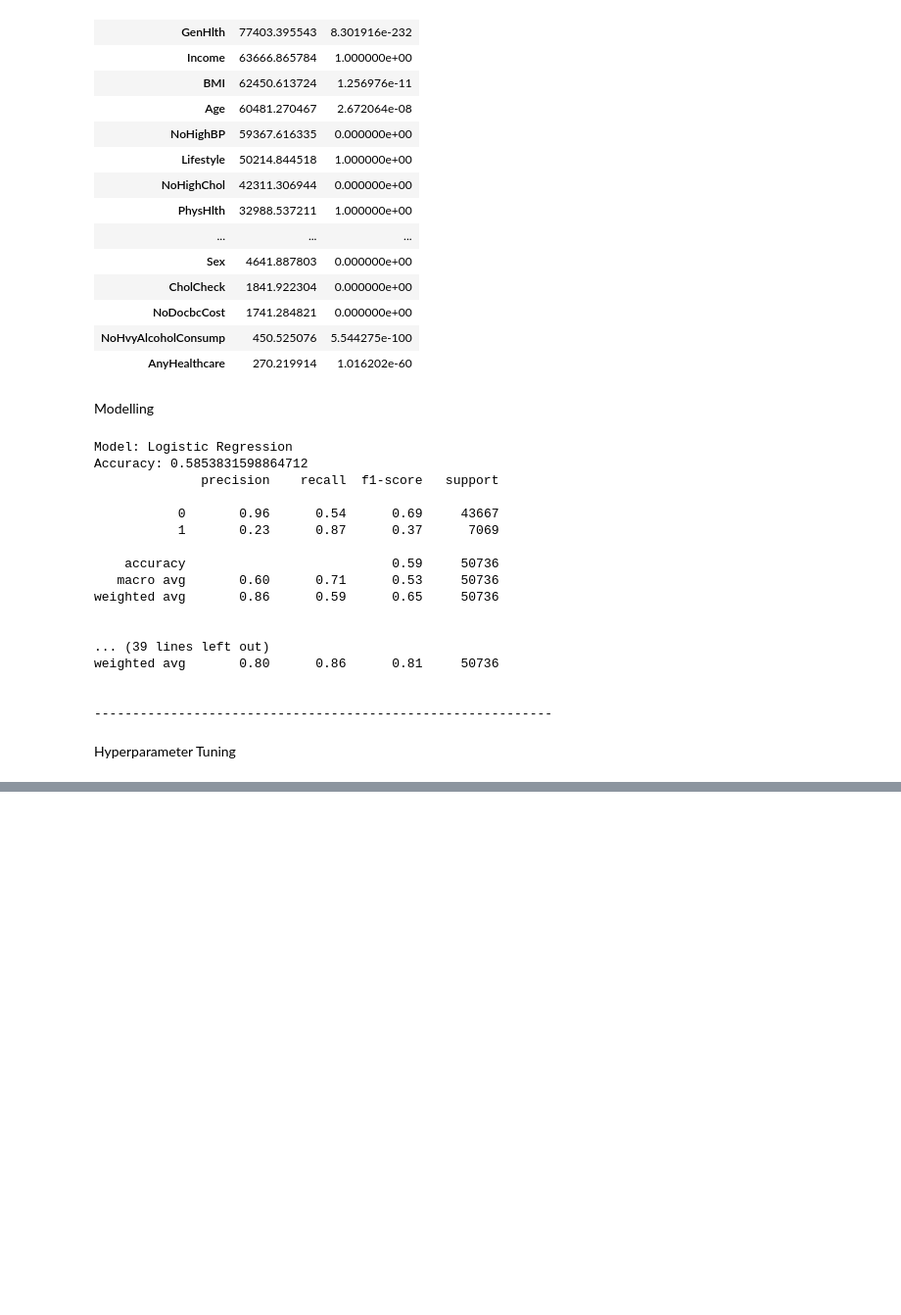
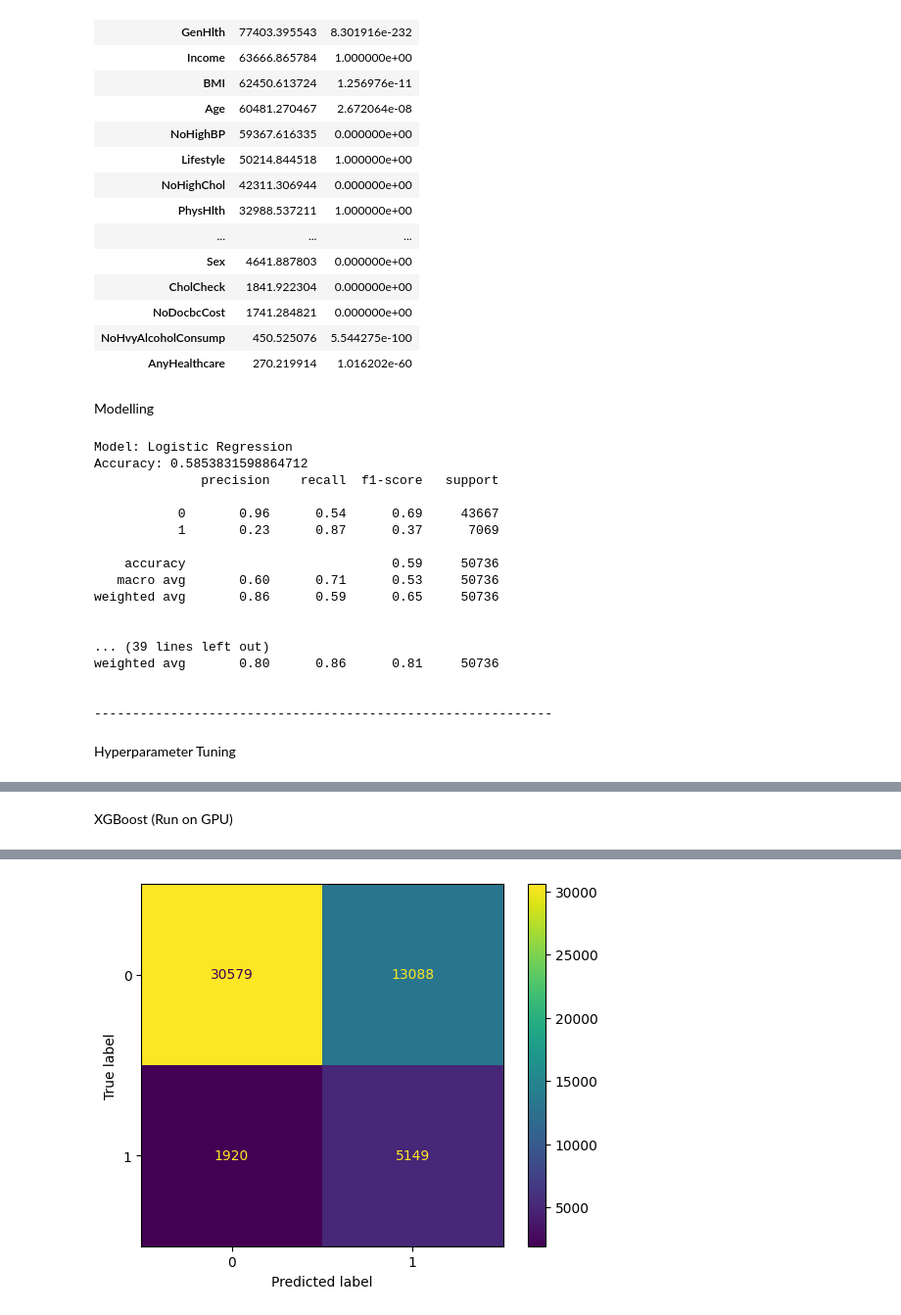
Before and after one commit to NumanESchulich/SchulichDataScience, a Jupyter notebook: Data Science I (MBAN 6110T)/Group Assignment/4) Modelling with Adjusted Dataset.ipynb, the cells around one changed output, grey strips where cells are left out. Shown at 98% size. Saved outputs shown, nothing was run; the diff lists cells and outputs as text; code cells hidden in the pictures; blank space fills up the shorter version.

```diff
--- a/Data Science I (MBAN 6110T)/Group Assignment/4) Modelling with Adjusted Dataset.ipynb
+++ b/Data Science I (MBAN 6110T)/Group Assignment/4) Modelling with Adjusted Dataset.ipynb
@@ -281,0 +490,68 @@ weighted avg       0.84      0.82      0.83     50736
+# %% [markdown]
+XGBoost (Run on GPU)
+# %%
+import pandas as pd
+from sklearn.model_selection import train_test_split, GridSearchCV
+from sklearn.preprocessing import StandardScaler
+from xgboost import XGBClassifier
+from sklearn.metrics import accuracy_score, classification_report, ConfusionMatrixDisplay
+import matplotlib.pyplot as plt
+
+# Paths to the training and testing data
+Training_Data_Path = "https://raw.githubusercontent.com/NumanESchulich/SchulichDataScience/main/Data%20Science%20I%20(MBAN%206110T)/Group%20Assignment/Datasets/Train%20Dataset%20(Clustered%20%2B%20Feature%20Engineering%20%2B%20SMOTEENN).csv"
+Testing_Data_Path = "https://raw.githubusercontent.com/NumanESchulich/SchulichDataScience/main/Data%20Science%20I%20(MBAN%206110T)/Group%20Assignment/Datasets/Untouched%20Test%20Data.csv"
+
+# Read the train and test data files
+df = pd.read_csv(Training_Data_Path)
+test_df = pd.read_csv(Testing_Data_Path)
+
+# Feature engineering
+df['NotOverweight'] = df['BMI'].apply(lambda x: 0 if x >= 25 else 1)
+test_df['NotOverweight'] = test_df['BMI'].apply(lambda x: 0 if x >= 25 else 1)
+
+# Select the specific columns for training
+X_train = df[['PhysicalCondition', 'LackOfDisease', 'Age', 'Income', 'NotOverweight']]
+y_train = df['Diabetes_binary']
+
+# Select the specific columns for testing
+X_test = test_df[['PhysicalCondition', 'LackOfDisease', 'Age', 'Income', 'NotOverweight']]
+y_test = test_df['Diabetes_binary']
+
+# Standardize the features
+scaler = StandardScaler()
+X_train_scaled = scaler.fit_transform(X_train)
+X_test_scaled = scaler.transform(X_test)
+
+# Define the parameter grid for Grid Search
+param_grid_xgb = {
+    'n_estimators': [100, 200],
+    'learning_rate': [0.01, 0.1],
+    'max_depth': [3, 4]
+}
+
+# Initialize and train XGBoost with GPU support
+xgb_model = XGBClassifier(eval_metric='logloss', tree_method='hist', device='cuda')
+grid_search_xgb = GridSearchCV(estimator=xgb_model, param_grid=param_grid_xgb, cv=3, n_jobs=-1, verbose=2)
+grid_search_xgb.fit(X_train_scaled, y_train)
+
+# Get the best model and parameters
+best_xgb_model = grid_search_xgb.best_estimator_
+best_params = grid_search_xgb.best_params_
+
+# Make predictions and evaluate
+y_pred = best_xgb_model.predict(X_test_scaled)
+accuracy = accuracy_score(y_test, y_pred)
+report = classification_report(y_test, y_pred)
+
+print(f"Best Parameters: {best_params}")
+print("Accuracy:", accuracy)
+print(report)
+
+# Display summary table using pandas
+summary_df = pd.DataFrame({'Accuracy': [accuracy], 'Best Parameters': [str(best_params)]})
+print(summary_df)
+
+# Display confusion matrix
+ConfusionMatrixDisplay.from_estimator(best_xgb_model, X_test_scaled, y_test)
+plt.show()
+# %% [output]
@@ -281,0 +572 @@ weighted avg       0.84      0.82      0.83     50736
+[figure, added]
```
Also changed, not shown: parts of 11 cells of this notebook.
